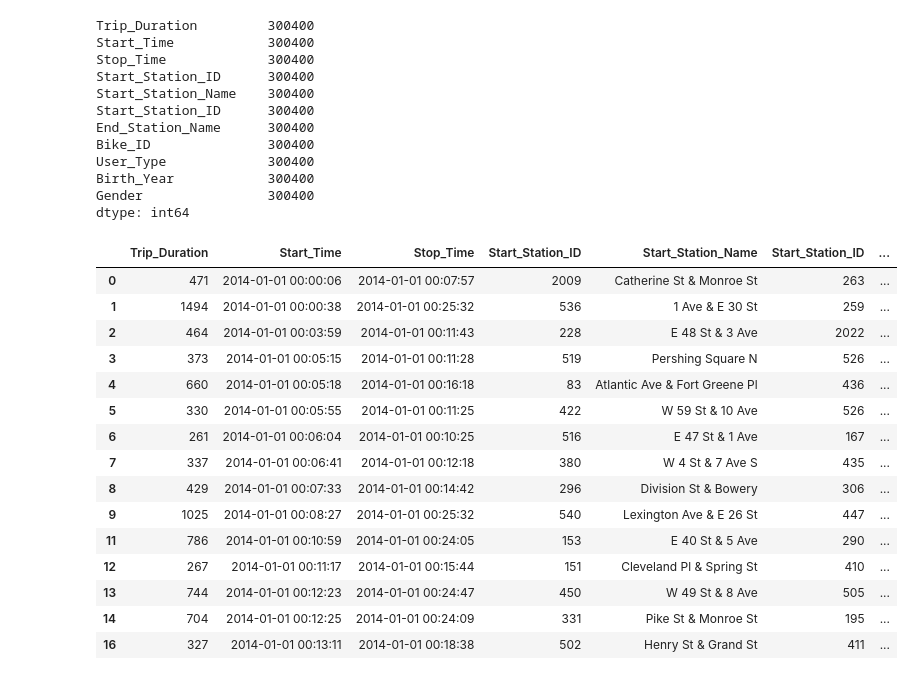
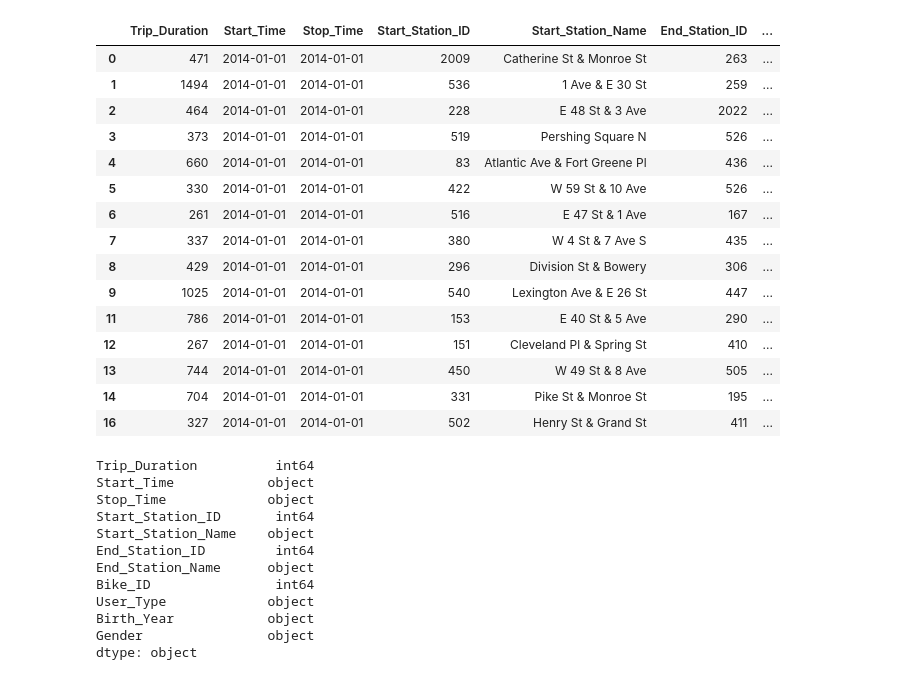
Before and after one commit to marcusmcb/ETL-Project, a Jupyter notebook: 2014_Citibike_Workbook.ipynb, the cells around one changed output. Drawn from its saved outputs; the diff is of its cells as text; code cells hidden in the pictures.

```diff
--- a/2014_Citibike_Workbook.ipynb
+++ b/2014_Citibike_Workbook.ipynb
@@ -79,37 +109,36 @@ new_df_2014.head(15)
+# %%
+# drop any rows with NAN values
+new_df_2014.dropna(how="any", inplace=True)
+new_df_2014.head(15)
+# %% [output]
+|  | Trip_Duration | Start_Time | Stop_Time | Start_Station_ID | Start_Station_Name | End_Station_ID | ... |
+| 0 | 471 | 2014-01-01 | 2014-01-01 | 2009 | Catherine St & Monroe St | 263 | ... |
+| 1 | 1494 | 2014-01-01 | 2014-01-01 | 536 | 1 Ave & E 30 St | 259 | ... |
+| 2 | 464 | 2014-01-01 | 2014-01-01 | 228 | E 48 St & 3 Ave | 2022 | ... |
+| 3 | 373 | 2014-01-01 | 2014-01-01 | 519 | Pershing Square N | 526 | ... |
+| 4 | 660 | 2014-01-01 | 2014-01-01 | 83 | Atlantic Ave & Fort Greene Pl | 436 | ... |
+| 5 | 330 | 2014-01-01 | 2014-01-01 | 422 | W 59 St & 10 Ave | 526 | ... |
+| 6 | 261 | 2014-01-01 | 2014-01-01 | 516 | E 47 St & 1 Ave | 167 | ... |
+| 7 | 337 | 2014-01-01 | 2014-01-01 | 380 | W 4 St & 7 Ave S | 435 | ... |
+| 8 | 429 | 2014-01-01 | 2014-01-01 | 296 | Division St & Bowery | 306 | ... |
+| 9 | 1025 | 2014-01-01 | 2014-01-01 | 540 | Lexington Ave & E 26 St | 447 | ... |
+| 11 | 786 | 2014-01-01 | 2014-01-01 | 153 | E 40 St & 5 Ave | 290 | ... |
+| 12 | 267 | 2014-01-01 | 2014-01-01 | 151 | Cleveland Pl & Spring St | 410 | ... |
+| 13 | 744 | 2014-01-01 | 2014-01-01 | 450 | W 49 St & 8 Ave | 505 | ... |
+| 14 | 704 | 2014-01-01 | 2014-01-01 | 331 | Pike St & Monroe St | 195 | ... |
+| 16 | 327 | 2014-01-01 | 2014-01-01 | 502 | Henry St & Grand St | 411 | ... |
 # %%
-new_df_2014.count()
+new_df_2014.dtypes()
 # %% [output]
-Trip_Duration         300400
-Start_Time            300400
-Stop_Time             300400
-Start_Station_ID      300400
-Start_Station_Name    300400
-Start_Station_ID      300400
-End_Station_Name      300400
-Bike_ID               300400
-User_Type             300400
-Birth_Year            300400
-Gender                300400
-dtype: int64
+Trip_Duration          int64
+Start_Time            object
+Stop_Time             object
+Start_Station_ID       int64
+Start_Station_Name    object
+End_Station_ID         int64
+End_Station_Name      object
+Bike_ID                int64
+User_Type             object
+Birth_Year            object
+Gender                object
+dtype: object
-# %%
-# apply filter to remove rows with NaN values
-filter = new_df_2014["Birth_Year"] != ""
-final_2014 = new_df_2014[filter]
-final_2014.head(15)
-# %% [output]
-|  | Trip_Duration | Start_Time | Stop_Time | Start_Station_ID | Start_Station_Name | Start_Station_ID | ... |
-| 0 | 471 | 2014-01-01 00:00:06 | 2014-01-01 00:07:57 | 2009 | Catherine St & Monroe St | 263 | ... |
-| 1 | 1494 | 2014-01-01 00:00:38 | 2014-01-01 00:25:32 | 536 | 1 Ave & E 30 St | 259 | ... |
-| 2 | 464 | 2014-01-01 00:03:59 | 2014-01-01 00:11:43 | 228 | E 48 St & 3 Ave | 2022 | ... |
-| 3 | 373 | 2014-01-01 00:05:15 | 2014-01-01 00:11:28 | 519 | Pershing Square N | 526 | ... |
-| 4 | 660 | 2014-01-01 00:05:18 | 2014-01-01 00:16:18 | 83 | Atlantic Ave & Fort Greene Pl | 436 | ... |
-| 5 | 330 | 2014-01-01 00:05:55 | 2014-01-01 00:11:25 | 422 | W 59 St & 10 Ave | 526 | ... |
-| 6 | 261 | 2014-01-01 00:06:04 | 2014-01-01 00:10:25 | 516 | E 47 St & 1 Ave | 167 | ... |
-| 7 | 337 | 2014-01-01 00:06:41 | 2014-01-01 00:12:18 | 380 | W 4 St & 7 Ave S | 435 | ... |
-| 8 | 429 | 2014-01-01 00:07:33 | 2014-01-01 00:14:42 | 296 | Division St & Bowery | 306 | ... |
-| 9 | 1025 | 2014-01-01 00:08:27 | 2014-01-01 00:25:32 | 540 | Lexington Ave & E 26 St | 447 | ... |
-| 11 | 786 | 2014-01-01 00:10:59 | 2014-01-01 00:24:05 | 153 | E 40 St & 5 Ave | 290 | ... |
-| 12 | 267 | 2014-01-01 00:11:17 | 2014-01-01 00:15:44 | 151 | Cleveland Pl & Spring St | 410 | ... |
-| 13 | 744 | 2014-01-01 00:12:23 | 2014-01-01 00:24:47 | 450 | W 49 St & 8 Ave | 505 | ... |
-| 14 | 704 | 2014-01-01 00:12:25 | 2014-01-01 00:24:09 | 331 | Pike St & Monroe St | 195 | ... |
-| 16 | 327 | 2014-01-01 00:13:11 | 2014-01-01 00:18:38 | 502 | Henry St & Grand St | 411 | ... |
```
Also changed, not shown: parts of 15 cells of this notebook, 2 other files.
